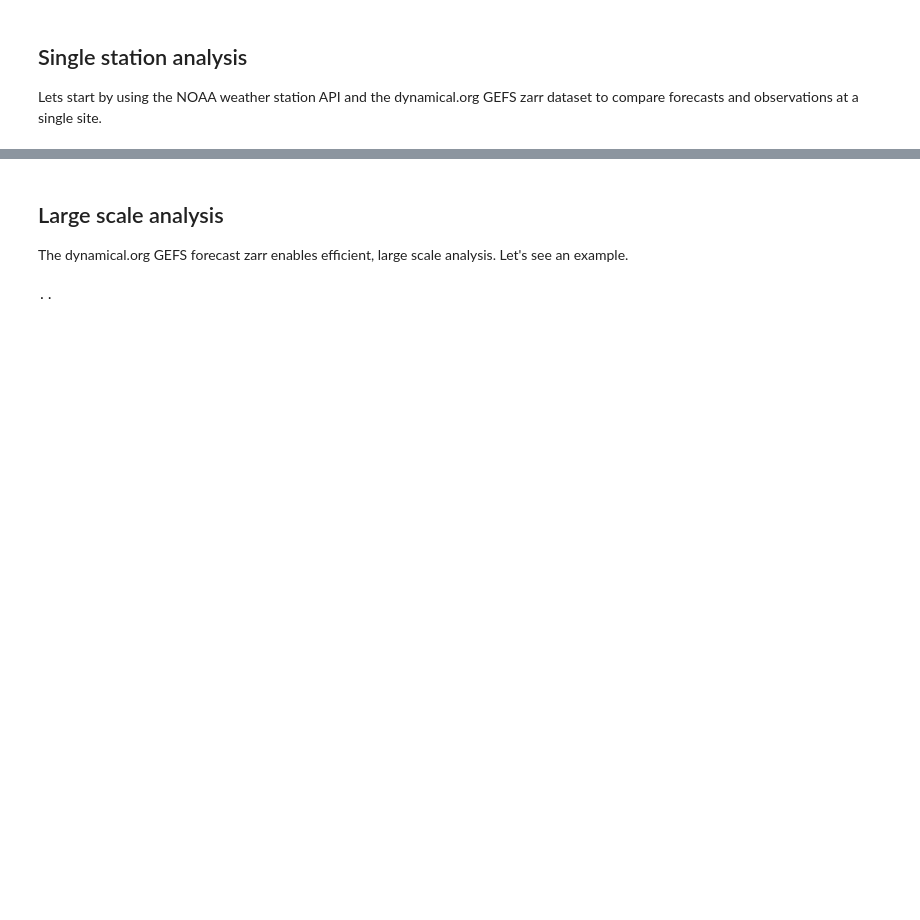
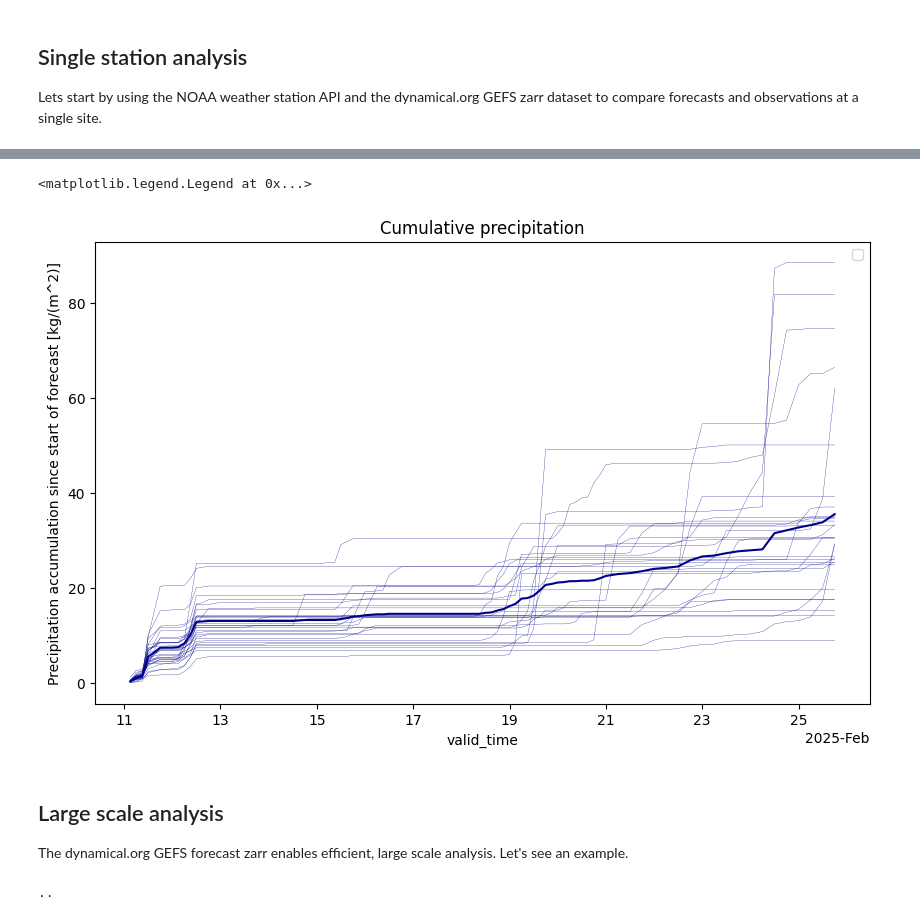
Before and after one commit to dynamical-org/notebooks, a Jupyter notebook: noaa-stations+gefs.ipynb, the cells around one changed output, grey strips where cells are left out. Cells and saved outputs as stored; diff of their text form; code cells hidden in the pictures; blank space fills up the shorter version.

```diff
--- a/noaa-stations+gefs.ipynb
+++ b/noaa-stations+gefs.ipynb
@@ -99,3 +99,28 @@ axes.legend()
+# %%
+# Plot the cumulative precipitation since the start of the forecast
+
+# Select the initialization, location, and range of lead times
+plot_ds = gefs_ds.sel(
+    init_time=start_time_utc,
+    longitude=station_lon,
+    latitude=station_lat,
+    method="nearest"
+).sel(lead_time=slice("0h", "14d"))
+
+# Cumulative sum to calculate the accumulation since the start of the forecast.
+cumulative_plot_ds = plot_ds.cumulative(dim="lead_time").sum()
+# Add back coordinates that we loose during the cumulative sum (xarray can't be sure they are still correct)
+cumulative_plot_ds = cumulative_plot_ds.assign_coords(valid_time=plot_ds.valid_time, lead_time=plot_ds.lead_time)
+
+cumulative_plot_ds["precipitation_surface"].plot(x="valid_time", hue="ensemble_member", c="darkblue", linewidth=0.2, figsize=(10, 6))
+cumulative_plot_ds["precipitation_surface_avg"].plot(x="valid_time", c="darkblue")
+
+plt.title("Cumulative precipitation")
+plt.ylabel(f"Precipitation accumulation since start of forecast [{gefs_ds['precipitation_surface'].attrs['units']}]")
+plt.legend([])  # turn off large legend
+# %% [output]
+<matplotlib.legend.Legend at 0x...>
+[figure, added]
 # %% [markdown]
 ## Large scale analysis
 The dynamical.org GEFS forecast zarr enables efficient, large scale analysis. Let's see an example.
```
Also changed, not shown: parts of 7 cells of this notebook.
